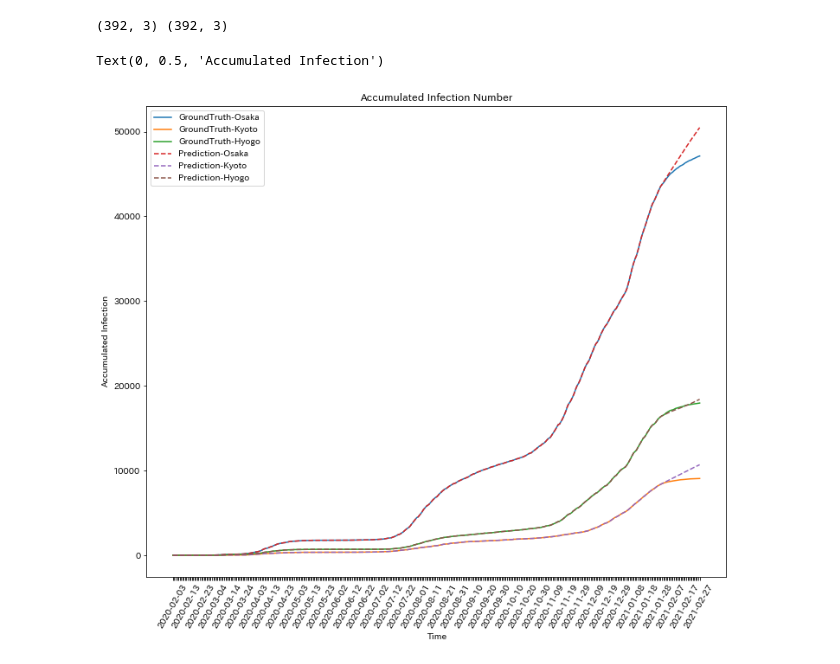
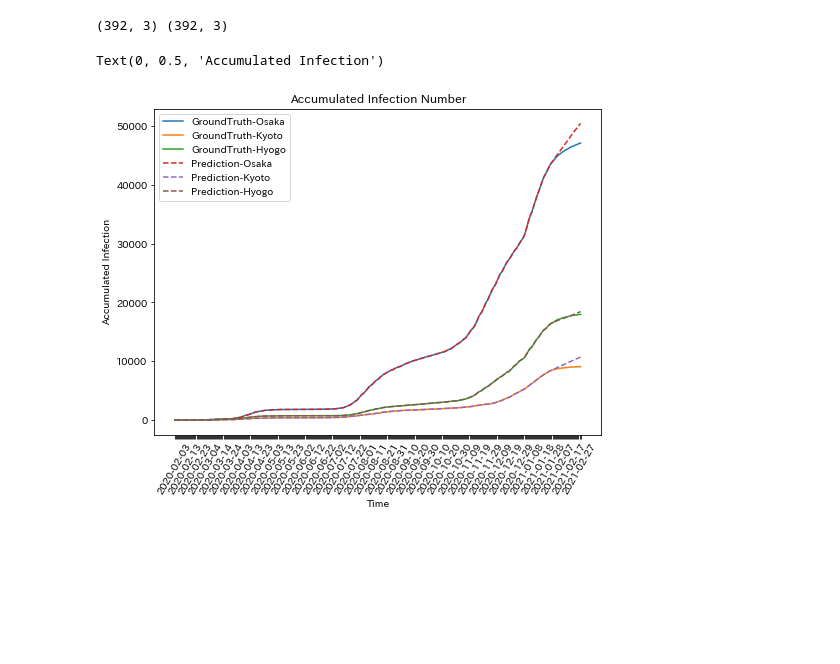
Before and after one commit to deepkashiwa20/ODCRN, a Jupyter notebook: opti_pred_metapopulation_kansai3prefecture.ipynb, the cells around one changed output. Drawn from its saved outputs; the diff is of its cells as text; code cells hidden in the pictures; blank space fills up the shorter version.

```diff
--- a/opti_pred_metapopulation_kansai3prefecture.ipynb
+++ b/opti_pred_metapopulation_kansai3prefecture.ipynb
@@ -258,23 +258,23 @@ with plt.style.context('bmh'):
 # %%
 infection_tmp = np.concatenate((train_infection, test_infection), axis=0)
 prediction_tmp = np.concatenate((train_infection, prediction_real), axis=0)
 print(infection_tmp.shape, prediction_tmp.shape)
 
 labels = []
 labels.extend(['GroundTruth-' + pref for pref in TARGET_AREA_EN])
 labels.extend(['Prediction-' + pref for pref in TARGET_AREA_EN])
 
-plt.figure(figsize =(12, 10))
+plt.figure(figsize =(8, 6))
 plt.plot(infection_tmp, linewidth=1.5)
 plt.plot(prediction_tmp, linestyle='dashed', linewidth=1.5)
 plt.legend(loc="upper left", labels=labels)
 plt.title("Accumulated Infection Number", fontsize=12, y=1)
 ticks = [date.strftime('%Y-%m-%d') for date in pd.date_range(start=START_DATE, end=PRED_END_DATE, freq='1D')]
 ticks = [ticks[i] if i%10==0 else '' for i in range(len(ticks))]
 plt.xticks(np.arange(infection_tmp.shape[0]), ticks, rotation=60)
 plt.xlabel('Time')
 plt.ylabel('Accumulated Infection')
 # %% [output]
 (392, 3) (392, 3)
 Text(0, 0.5, 'Accumulated Infection')
-[figure, old version]
+[figure, new version]
```
Also changed, not shown: parts of 6 cells of this notebook, 1 other file.
